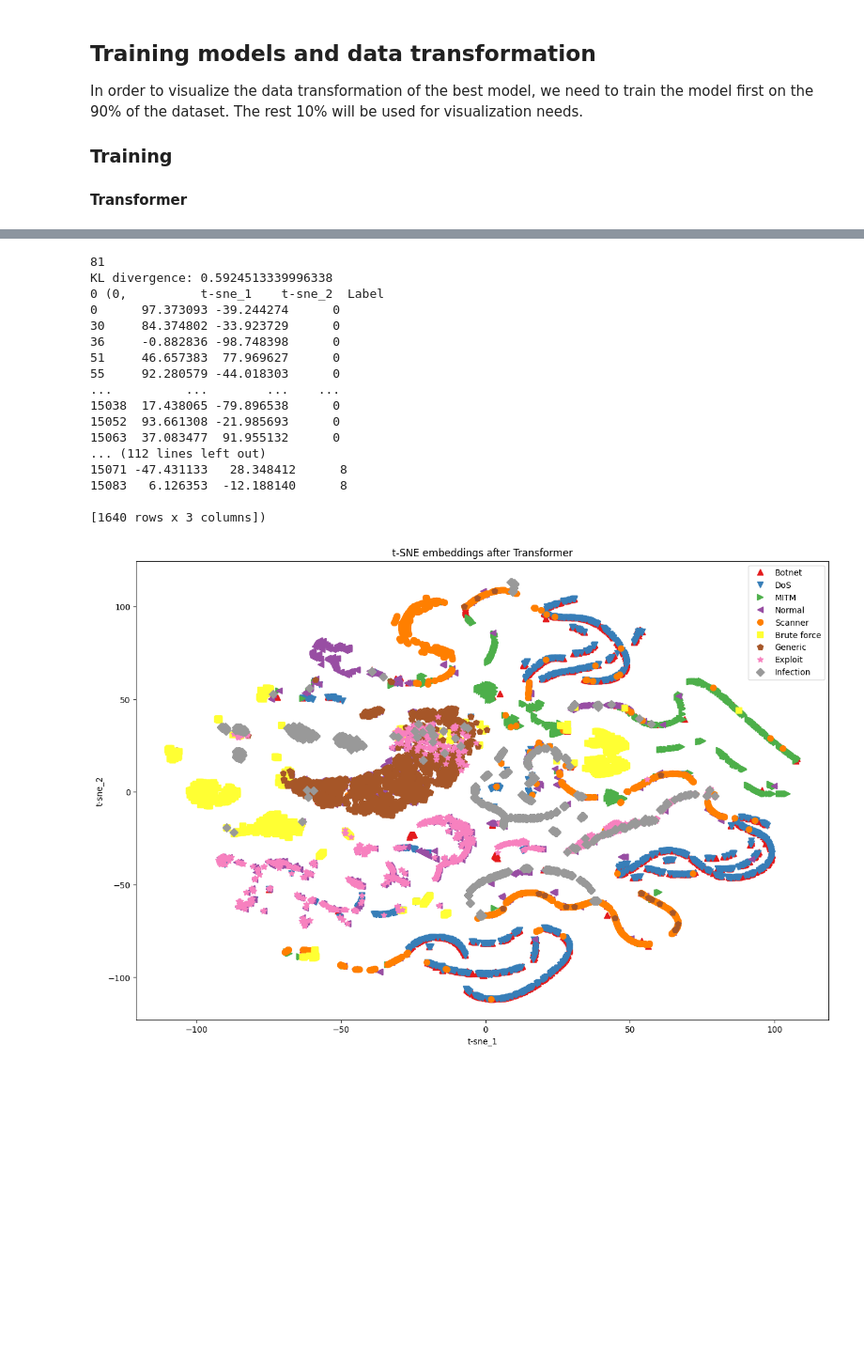
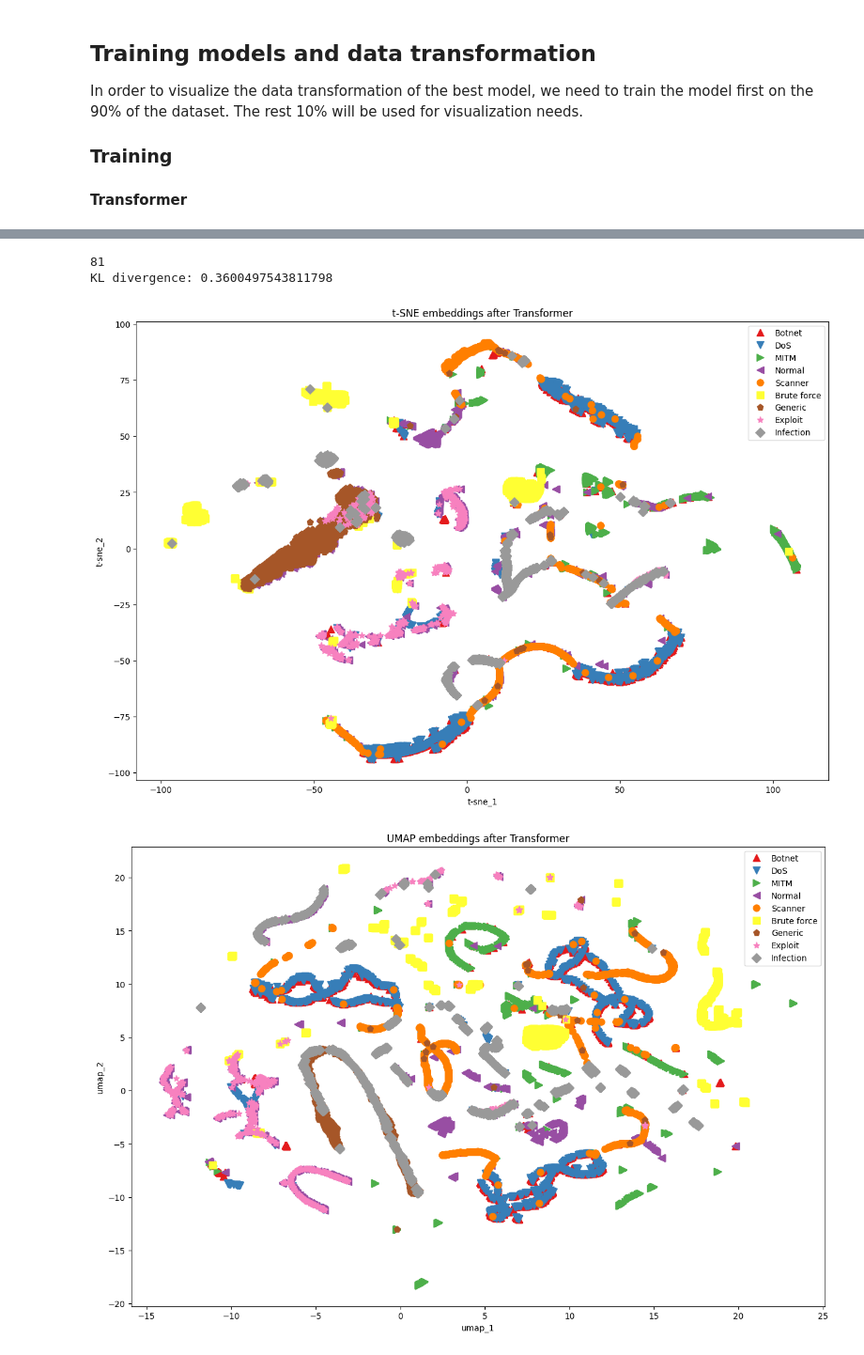
Before and after one commit to thetonk/master-thesis, a Jupyter notebook: notebooks/data_transformations.ipynb, the cells around one changed output, grey strips where cells are left out. Shown at 94% size. Cells and saved outputs as stored; diff of their text form; code cells hidden in the pictures; blank space fills up the shorter version.

```diff
--- a/notebooks/data_transformations.ipynb
+++ b/notebooks/data_transformations.ipynb
@@ -172,11 +208,10 @@ Training took 44 seconds.
 # %%
-umap_reducer = umap.UMAP(n_components=2, n_neighbors=20, n_jobs=-1, min_dist=0.2)
-tsne_reducer = TSNE(n_components=2, perplexity=30, method="barnes_hut", n_jobs=-1)
+umap_reducer = umap.UMAP(n_components=2, n_neighbors=80, n_jobs=-1, min_dist=0.2)
+tsne_reducer = TSNE(n_components=2, perplexity=70, method="barnes_hut", n_jobs=-1, max_iter=2000)
 
 X_test, y_test = test_data.dataset[test_data.indices][0], test_data.dataset[test_data.indices][1]
 embedding = tsne_reducer.fit_transform(X_test)
 print("KL divergence:", tsne_reducer.kl_divergence_)
-embedding.shape
 
 def plot_embedding(embedding, y_test, reducer_type="umap", title="plot"):
     import matplotlib as mpl
@@ -190,9 +225,8 @@ def plot_embedding(embedding, y_test, reducer_type="umap", title="plot"):
     ax = fig.add_subplot()
     for i, group in enumerate(groups):
         name, group_data = group
-        print(name, group)
         ax.plot(group_data[f"{reducer_type}_1"], group_data[f"{reducer_type}_2"], marker=markers[i],
-                color=colors[i], linestyle='', label=category_map[name], markersize=7)
+                color=colors[i], linestyle='', label=category_map[name], markersize=8)
     ax.legend()
     ax.set_xlabel(f"{reducer_type}_1")
     ax.set_ylabel(f"{reducer_type}_2")
@@ -200,4 +234,6 @@ def plot_embedding(embedding, y_test, reducer_type="umap", title="plot"):
     plt.show()
 
 plot_embedding(embedding, y_test, "t-sne", "t-SNE embeddings before Transformer")
+embedding = umap_reducer.fit_transform(X_test)
+plot_embedding(embedding, y_test, "umap", "UMAP embeddings before Transformer")
 # %% [output]
@@ -222,41 +243,31 @@ KL divergence: 0.46707791090011597
 # %%
-tsne_reducer = TSNE(n_components=2, perplexity=30, method="barnes_hut", n_jobs=-1)
+tsne_reducer = TSNE(n_components=2, perplexity=100, method="barnes_hut", n_jobs=-1, max_iter=2000)
 transformer_model = MyTransformerModel(X_test.shape[1], n_classes, **transformer_hyperparameters).to(DEVICE)
 transformer_model.load_state_dict(torch.load(transformer_model_file, weights_only=True))
 transformer_model.eval()
 transformer_output = torch.empty((X_test.shape[0], 64), dtype=torch.float32).to(DEVICE)
 dataloader = DataLoader(test_data, batch_size=batch_size, pin_memory=True, num_workers=8, shuffle=False)
 offset = 0
 print(X_test.shape[1])
 with torch.inference_mode():
     for data, label in dataloader:
         n = data.shape[0]
         data = data.to(DEVICE)
         transformer_output[offset:offset+n] = transformer_model.transformer_layers(data)
         offset += n
 assert offset == transformer_output.shape[0]
 
 transformer_output = transformer_output.to("cpu")
 embedding = tsne_reducer.fit_transform(transformer_output)
 print("KL divergence:", tsne_reducer.kl_divergence_)
 plot_embedding(embedding, y_test, "t-sne", "t-SNE embeddings after Transformer")
+
+umap_reducer = umap.UMAP(n_components=2, n_neighbors=30, n_jobs=-1, min_dist=0.2)
+embedding = umap_reducer.fit_transform(X_test)
+plot_embedding(embedding, y_test, "umap", "UMAP embeddings after Transformer")
 # %% [output]
 81
-KL divergence: 0.5924513339996338
-0 (0,          t-sne_1    t-sne_2  Label
-0      97.373093 -39.244274      0
-30     84.374802 -33.923729      0
-36     -0.882836 -98.748398      0
-51     46.657383  77.969627      0
-55     92.280579 -44.018303      0
-...          ...        ...    ...
-15038  17.438065 -79.896538      0
-15052  93.661308 -21.985693      0
-15063  37.083477  91.955132      0
-... (112 lines left out)
-15071 -47.431133   28.348412      8
-15083   6.126353  -12.188140      8
-
-[1640 rows x 3 columns])
+KL divergence: 0.3600497543811798
-[figure, old version]
+[figure, new version]
+[figure, added]
 # %% [markdown]
```
Also changed, not shown: parts of 15 cells of this notebook, 12 other files.
